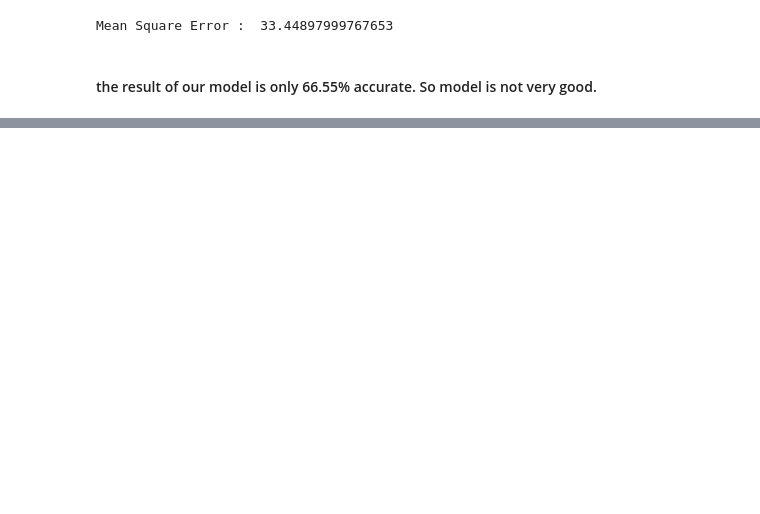
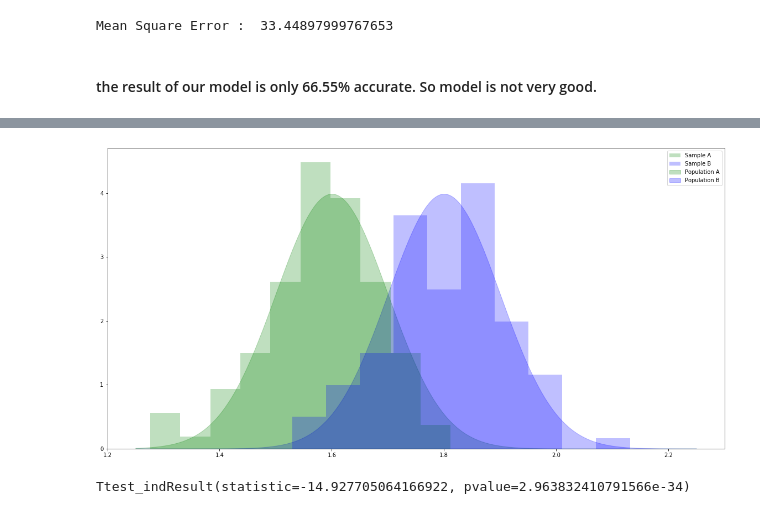
Before and after one commit to kennycolsh/Machine-Learning-Assessment-1, a Jupyter notebook: MacLearning-Ass1.ipynb, the cells around one changed output, grey strips where cells are left out. Saved outputs shown, nothing was run; the diff lists cells and outputs as text; code cells hidden in the pictures; blank space fills up the shorter version.

```diff
--- a/MacLearning-Ass1.ipynb
+++ b/MacLearning-Ass1.ipynb
@@ -544,0 +549,38 @@ Mean Square Error :  33.44897999767653
+# %%
+# Make the plots bigger.
+plt.rcParams['figure.figsize'] = (20.0, 10.0)
+# %%
+# Set parameters for two populations.
+popA = {'m': 1.6, 's': 0.1}
+popB = {'m': 1.8, 's': 0.1}
+
+# Create two samples, one from each population.
+sampA = df['LSTAT']
+sampB = df['MEDV']
+# %%
+# x values for plotting.
+x = np.linspace(1.25, 2.25, 1000)
+
+# The probability density functions (PDFs) for the two populations.
+pdfA = stats.norm.pdf(x, popA['m'], popA['s'])
+pdfB = stats.norm.pdf(x, popB['m'], popB['s'])
+
+# Plot the population PDFs as shaded regions.
+plt.fill_between(x, pdfA, color='g', alpha=0.25, label="Population A")
+plt.fill_between(x, pdfB, color='b', alpha=0.25, label="Population B")
+
+# Plot histograms of the two samples.
+plt.hist(sampA, density=True, color='g', alpha=0.25, label="Sample A")
+plt.hist(sampB, density=True, color='b', alpha=0.25, label="Sample B")
+
+# Display a legend.
+plt.legend()
+plt.show()
+# %% [output]
+[figure, added]
+# %%
+# Calculate the independent samples t-statistic for the samples.
+# We also get the probability of seeing samples at least as different as these given the population means are equal.
+stats.ttest_ind(sampA, sampB)
+# %% [output]
+Ttest_indResult(statistic=-14.927705064166922, pvalue=2.963832410791566e-34)
```
Also changed, not shown: parts of 7 cells of this notebook.
